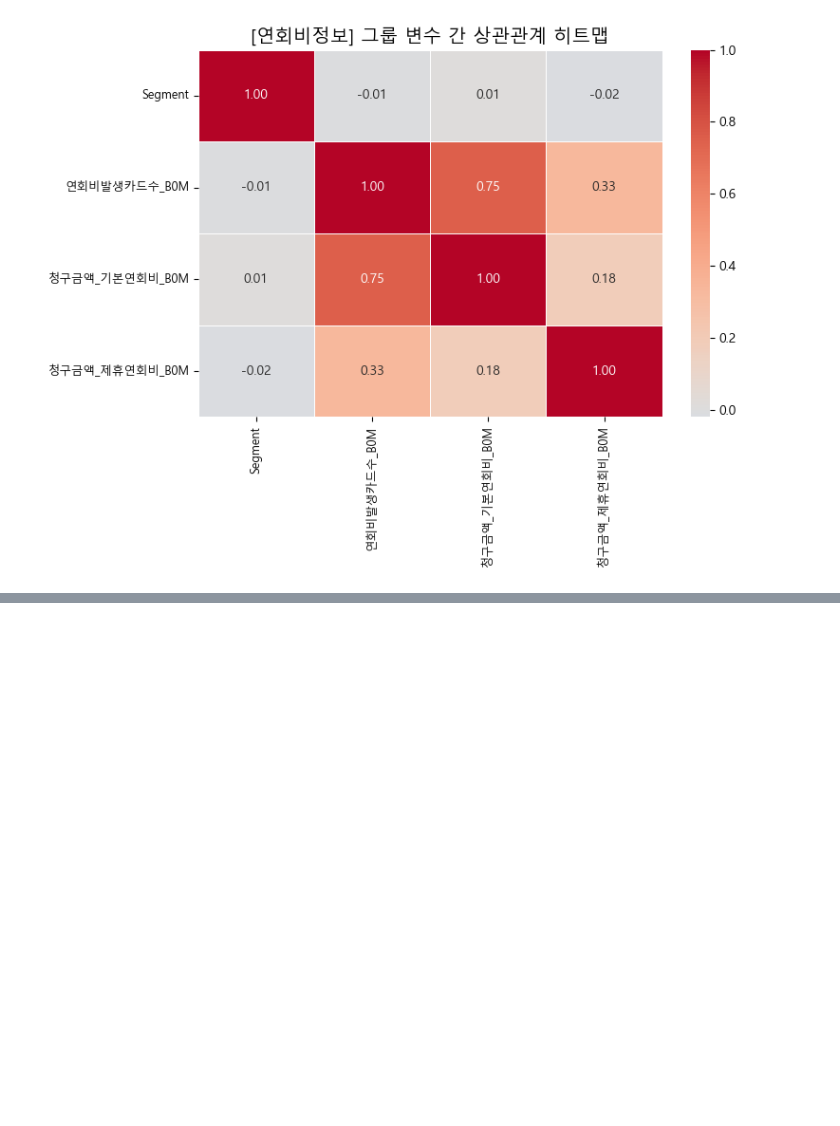
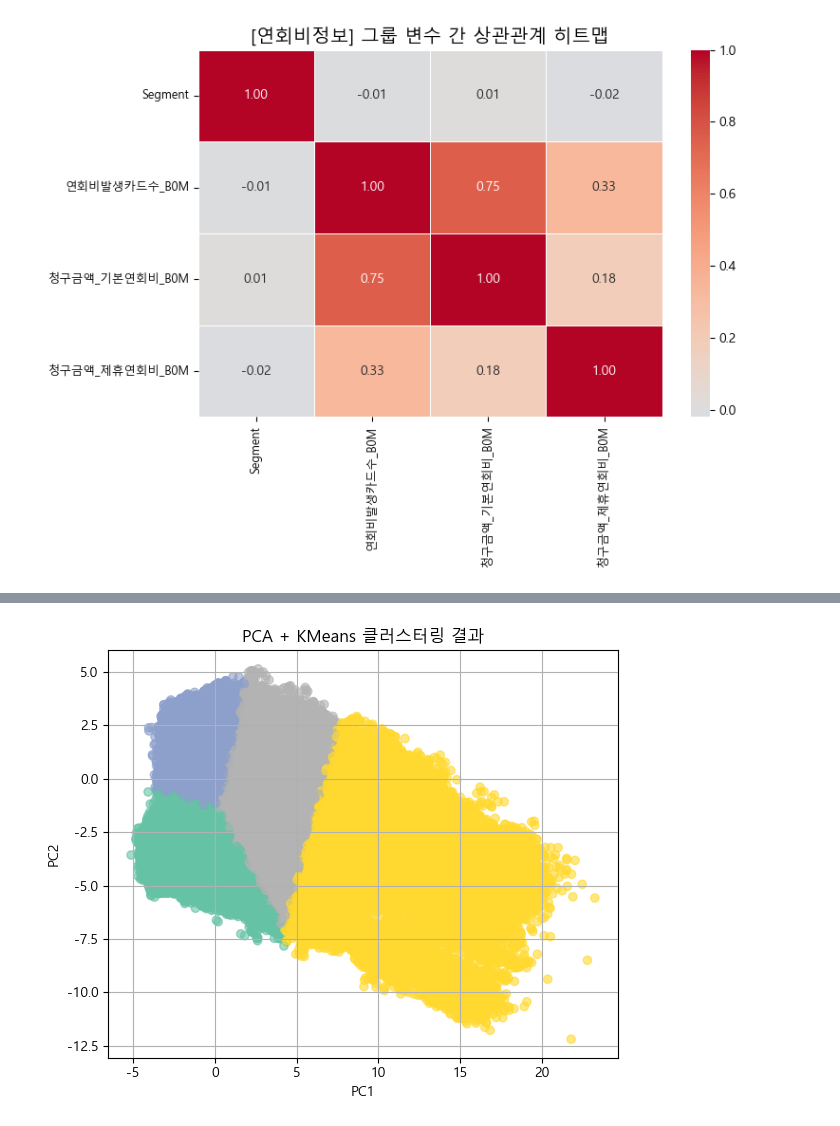
Before and after one commit to minji1404/likelion_finalproject, a Jupyter notebook: members/이효린/jupyter/회원정보컬럼_상관관계.ipynb, the cells around one changed output, grey strips where cells are left out. Saved outputs shown, nothing was run; the diff lists cells and outputs as text; code cells hidden in the pictures; blank space fills up the shorter version.

```diff
--- a/members/이효린/jupyter/회원정보컬럼_상관관계.ipynb
+++ b/members/이효린/jupyter/회원정보컬럼_상관관계.ipynb
@@ -424,0 +519,86 @@ for group in group_names:
+# %%
+import pandas as pd
+import os
+
+# 🔹 1. 파일 경로 리스트 만들기
+base_path = "C:/Users/HR/Desktop/workspace/파이널프로젝트/open/train/1.회원정보"
+months = ['07', '08', '09', '10', '11', '12']
+file_paths = [os.path.join(base_path, f"2018{month}_train_회원정보.parquet") for month in months]
+
+# 🔹 2. 파일 병합
+df_list = []
+
+for path in file_paths:
+    df_temp = pd.read_parquet(path)
+    기준년월 = os.path.basename(path).split('_')[0]
+    df_temp['기준년월'] = 기준년월  # 기준년월 컬럼 추가
+    df_list.append(df_temp)
+
+# 🔹 3. 하나의 DataFrame으로 합치기
+df = pd.concat(df_list, ignore_index=True)
+# %%
+import pandas as pd
+import numpy as np
+import os
+import matplotlib.pyplot as plt
+import matplotlib as mpl
+from sklearn.preprocessing import StandardScaler
+from sklearn.decomposition import PCA
+from sklearn.cluster import KMeans
+
+# 🔹 0. 한글 폰트 설정 (한글 깨짐 방지)
+plt.rcParams['font.family'] = 'Malgun Gothic'  # Windows용
+mpl.rcParams['axes.unicode_minus'] = False
+
+# 🔹 1. 데이터 병합 (201807 ~ 201812)
+base_path = "C:/Users/HR/Desktop/workspace/파이널프로젝트/open/train/1.회원정보"
+months = ['07', '08', '09', '10', '11', '12']
+file_paths = [os.path.join(base_path, f"2018{month}_train_회원정보.parquet") for month in months]
+
+df_list = []
+
+for path in file_paths:
+    df_temp = pd.read_parquet(path)
+    기준년월 = os.path.basename(path).split('_')[0]
+    df_temp['기준년월'] = 기준년월
+    df_list.append(df_temp)
+
+df = pd.concat(df_list, ignore_index=True)
+
+# 🔹 2. 수치형 변수만 선택 (기준년월 제외)
+numeric_df = df.select_dtypes(include='number').drop(columns=['기준년월'], errors='ignore')
+
+# 🔹 3. 결측치 제거
+features_clean = numeric_df.dropna().copy()  # .copy()로 SettingWithCopyWarning 방지
+
+# 🔹 4. 정규화
+scaler = StandardScaler()
+X_scaled = scaler.fit_transform(features_clean)
+
+# 🔹 5. PCA 적용 (2차원)
+pca = PCA(n_components=2)
+X_pca = pca.fit_transform(X_scaled)
+
+# 🔹 6. KMeans 클러스터링
+k = 4  # 원하는 클러스터 수
+model = KMeans(n_clusters=k, random_state=42)
+clusters = model.fit_predict(X_pca)
+
+# 🔹 7. 결과 저장
+features_clean['고객군'] = clusters
+
+# 🔹 8. 시각화
+plt.figure(figsize=(6, 5))
+plt.scatter(X_pca[:, 0], X_pca[:, 1], c=clusters, cmap='Set2', alpha=0.6)
+plt.xlabel("PC1")
+plt.ylabel("PC2")
+plt.title("PCA + KMeans 클러스터링 결과")
+plt.grid(True)
+plt.tight_layout()
+plt.show()
+
+# 🔹 9. 각 고객군별 평균 요약 테이블 (선택)
+group_summary = features_clean.groupby('고객군').mean(numeric_only=True)
+display(group_summary.style.background_gradient(cmap='YlGnBu').set_caption("고객군별 평균값 요약").format(precision=2))
+# %% [output]
+[figure, added]
```
Also changed, not shown: parts of 9 cells of this notebook, 1 other file.
